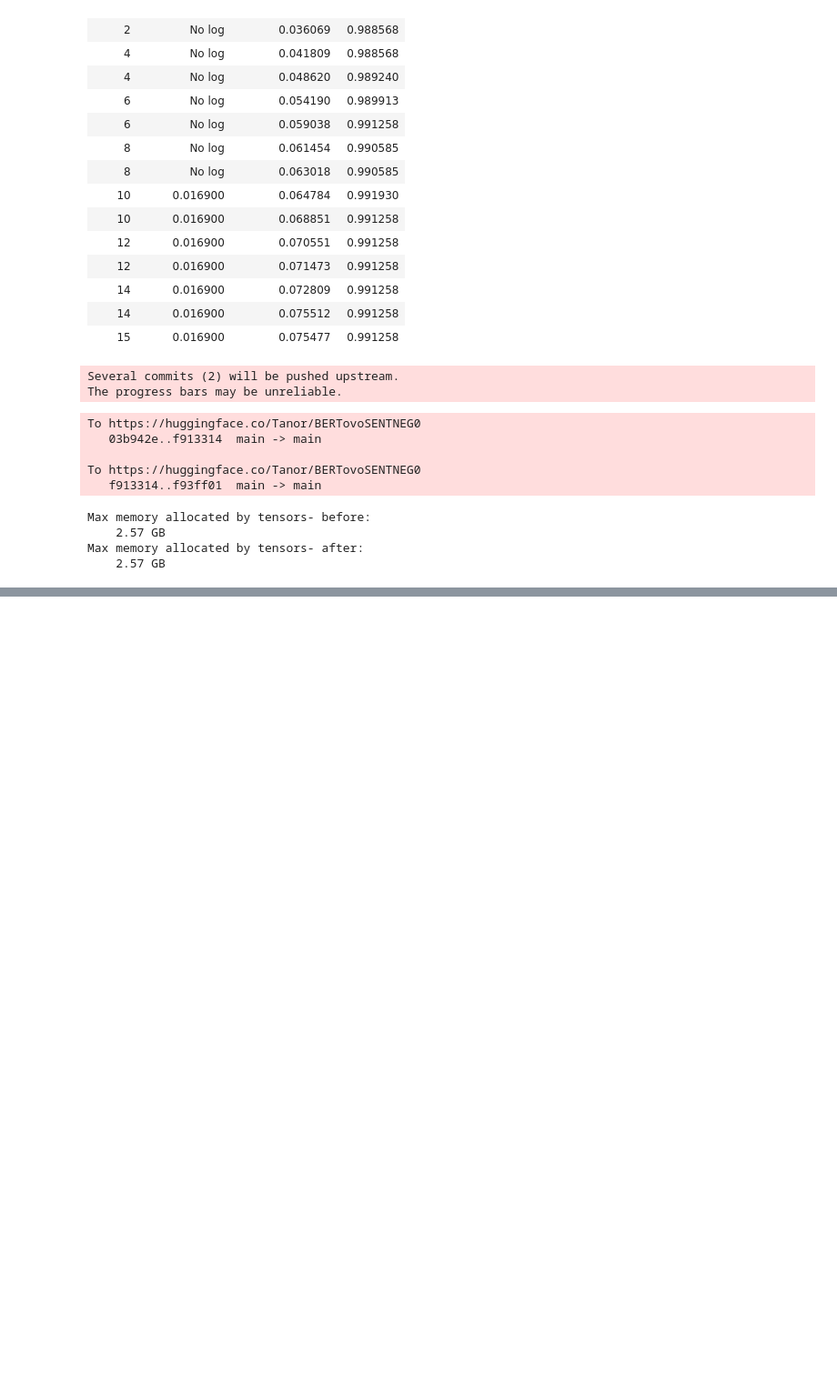
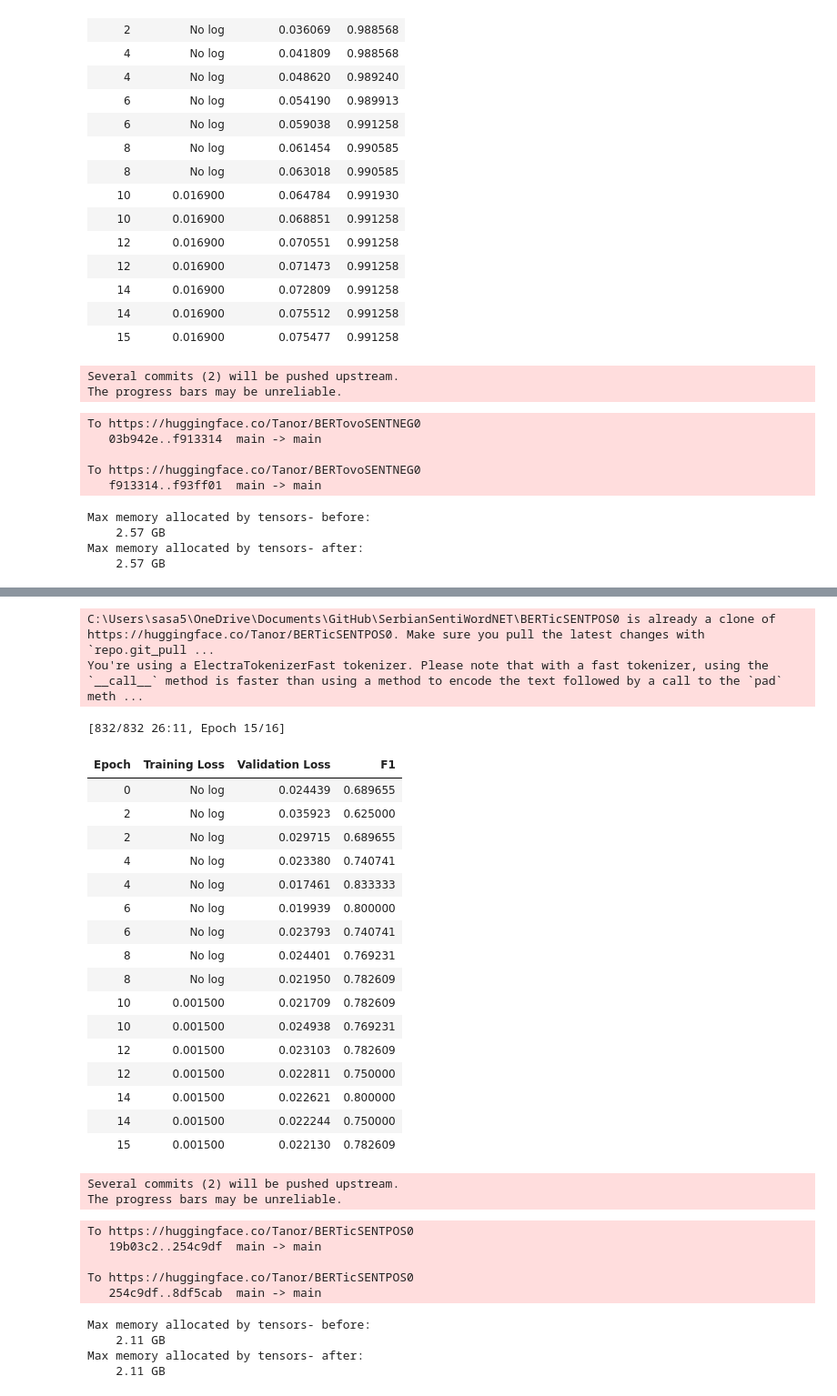
Before and after one commit to Petlinkar/SerbianSentiWordNET, a Jupyter notebook: Training run for BERT.ipynb, the cells around one changed output, grey strips where cells are left out. Shown at 91% size. Cells and saved outputs as stored; diff of their text form; code cells hidden in the pictures; blank space fills up the shorter version.

Commit message:
more training

```diff
--- a/Training run for BERT.ipynb
+++ b/Training run for BERT.ipynb
@@ -166,0 +238,34 @@ trainBERTic.test_model(0, "NEG")
+# %%
+trainBERTic.train_model(0, "POS", eval="f1")
+# %% [output]
+C:\Users\sasa5\OneDrive\Documents\GitHub\SerbianSentiWordNET\BERTicSENTPOS0 is already a clone of https://huggingface.co/Tanor/BERTicSENTPOS0. Make sure you pull the latest changes with `repo.git_pull ...
+You're using a ElectraTokenizerFast tokenizer. Please note that with a fast tokenizer, using the `__call__` method is faster than using a method to encode the text followed by a call to the `pad` meth ...
+[832/832 26:11, Epoch 15/16]
+| Epoch | Training Loss | Validation Loss | F1 |
+| 0 | No log | 0.024439 | 0.689655 |
+| 2 | No log | 0.035923 | 0.625000 |
+| 2 | No log | 0.029715 | 0.689655 |
+| 4 | No log | 0.023380 | 0.740741 |
+| 4 | No log | 0.017461 | 0.833333 |
+| 6 | No log | 0.019939 | 0.800000 |
+| 6 | No log | 0.023793 | 0.740741 |
+| 8 | No log | 0.024401 | 0.769231 |
+| 8 | No log | 0.021950 | 0.782609 |
+| 10 | 0.001500 | 0.021709 | 0.782609 |
+| 10 | 0.001500 | 0.024938 | 0.769231 |
+| 12 | 0.001500 | 0.023103 | 0.782609 |
+| 12 | 0.001500 | 0.022811 | 0.750000 |
+| 14 | 0.001500 | 0.022621 | 0.800000 |
+| 14 | 0.001500 | 0.022244 | 0.750000 |
+| 15 | 0.001500 | 0.022130 | 0.782609 |
+Several commits (2) will be pushed upstream.
+The progress bars may be unreliable.
+To https://huggingface.co/Tanor/BERTicSENTPOS0
+   19b03c2..254c9df  main -> main
+
+To https://huggingface.co/Tanor/BERTicSENTPOS0
+   254c9df..8df5cab  main -> main
+Max memory allocated by tensors- before:
+    2.11 GB
+Max memory allocated by tensors- after:
+    2.11 GB
```
Also changed, not shown: parts of 17 cells of this notebook, 14 other files.
